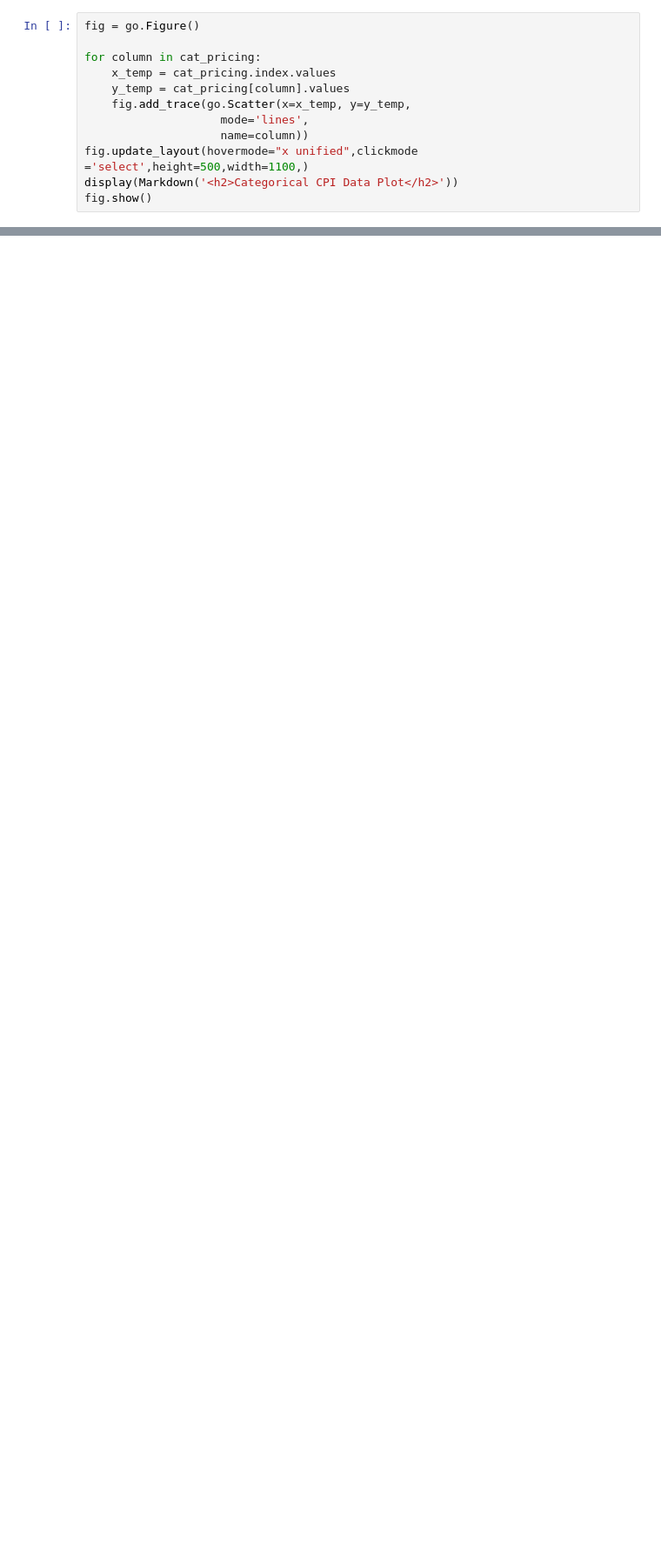
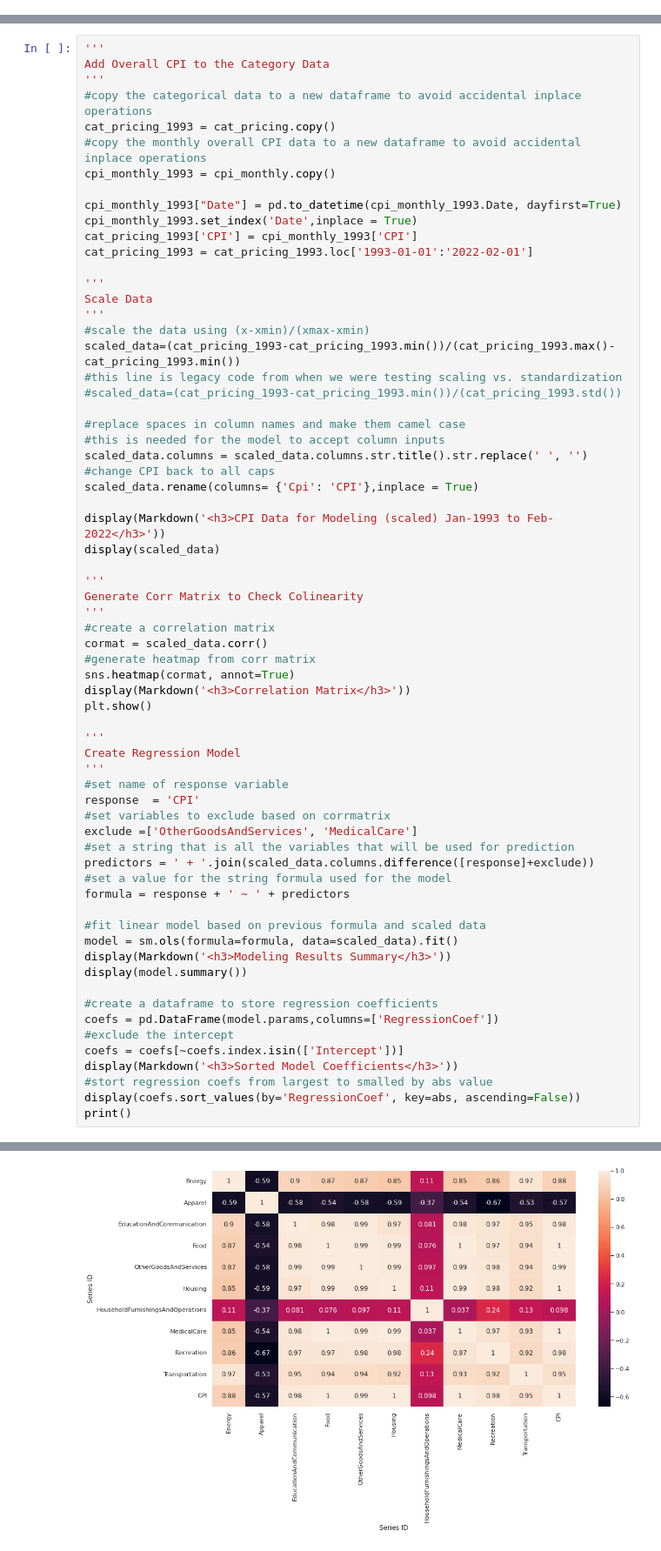
Before and after one commit to Bkeith3248/MGT6203Project, a Jupyter notebook: ProjectNotebook.ipynb, the cells around one changed output, grey strips where cells are left out. Shown at 87% size. Cells and saved outputs as stored; diff of their text form; blank space fills up the shorter version.

Commit message:
Final modeling and code presentation for submission

```diff
--- a/ProjectNotebook.ipynb
+++ b/ProjectNotebook.ipynb
@@ -369,12 +0,0 @@ display('')
-# %%
-fig = go.Figure()
-
-for column in cat_pricing:
-    x_temp = cat_pricing.index.values
-    y_temp = cat_pricing[column].values
-    fig.add_trace(go.Scatter(x=x_temp, y=y_temp,
-                    mode='lines',
-                    name=column))
-fig.update_layout(hovermode="x unified",clickmode ='select',height=500,width=1100,)
-display(Markdown('<h2>Categorical CPI Data Plot</h2>'))
-fig.show()
@@ -675,0 +622,67 @@ fig.show()
+# %%
+'''
+Add Overall CPI to the Category Data
+'''
+#copy the categorical data to a new dataframe to avoid accidental inplace operations
+cat_pricing_1993 = cat_pricing.copy()
+#copy the monthly overall CPI data to a new dataframe to avoid accidental inplace operations
+cpi_monthly_1993 = cpi_monthly.copy()
+
+cpi_monthly_1993["Date"] = pd.to_datetime(cpi_monthly_1993.Date, dayfirst=True)
+cpi_monthly_1993.set_index('Date',inplace = True)
+cat_pricing_1993['CPI'] = cpi_monthly_1993['CPI']
+cat_pricing_1993 = cat_pricing_1993.loc['1993-01-01':'2022-02-01']
+
+'''
+Scale Data
+'''
+#scale the data using (x-xmin)/(xmax-xmin)
+scaled_data=(cat_pricing_1993-cat_pricing_1993.min())/(cat_pricing_1993.max()-cat_pricing_1993.min())
+#this line is legacy code from when we were testing scaling vs. standardization
+#scaled_data=(cat_pricing_1993-cat_pricing_1993.min())/(cat_pricing_1993.std())
+
+#replace spaces in column names and make them camel case
+#this is needed for the model to accept column inputs
+scaled_data.columns = scaled_data.columns.str.title().str.replace(' ', '')
+#change CPI back to all caps
+scaled_data.rename(columns= {'Cpi': 'CPI'},inplace = True)
+
+display(Markdown('<h3>CPI Data for Modeling (scaled) Jan-1993 to Feb-2022</h3>'))
+display(scaled_data)
+
+'''
+Generate Corr Matrix to Check Colinearity
+'''
+#create a correlation matrix
+cormat = scaled_data.corr()
+#generate heatmap from corr matrix
+sns.heatmap(cormat, annot=True)
+display(Markdown('<h3>Correlation Matrix</h3>'))
+plt.show()
+
+'''
+Create Regression Model
+'''
+#set name of response variable
+response  = 'CPI'
+#set variables to exclude based on corrmatrix
+exclude =['OtherGoodsAndServices', 'MedicalCare']
+#set a string that is all the variables that will be used for prediction
+predictors = ' + '.join(scaled_data.columns.difference([response]+exclude))
+#set a value for the string formula used for the model
+formula = response + ' ~ ' + predictors
+
+#fit linear model based on previous formula and scaled data
+model = sm.ols(formula=formula, data=scaled_data).fit()
+display(Markdown('<h3>Modeling Results Summary</h3>'))
+display(model.summary())
+
+#create a dataframe to store regression coefficients
+coefs = pd.DataFrame(model.params,columns=['RegressionCoef'])
+#exclude the intercept
+coefs = coefs[~coefs.index.isin(['Intercept'])]
+display(Markdown('<h3>Sorted Model Coefficients</h3>'))
+#stort regression coefs from largest to smalled by abs value
+display(coefs.sort_values(by='RegressionCoef', key=abs, ascending=False))
+print()
+# %% [output]
@@ -675,0 +705 @@ fig.show()
+[figure, added]
```
Also changed, not shown: parts of 47 cells of this notebook, 2 other files.
